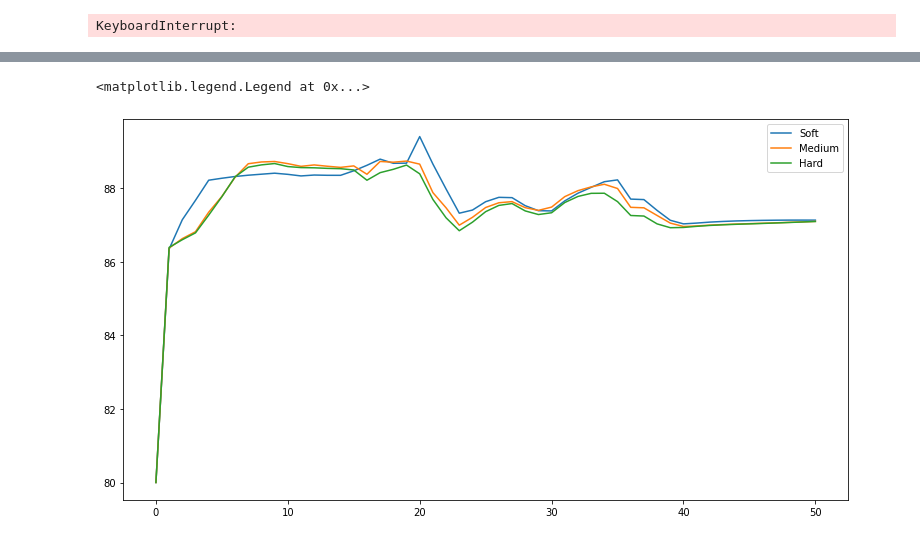
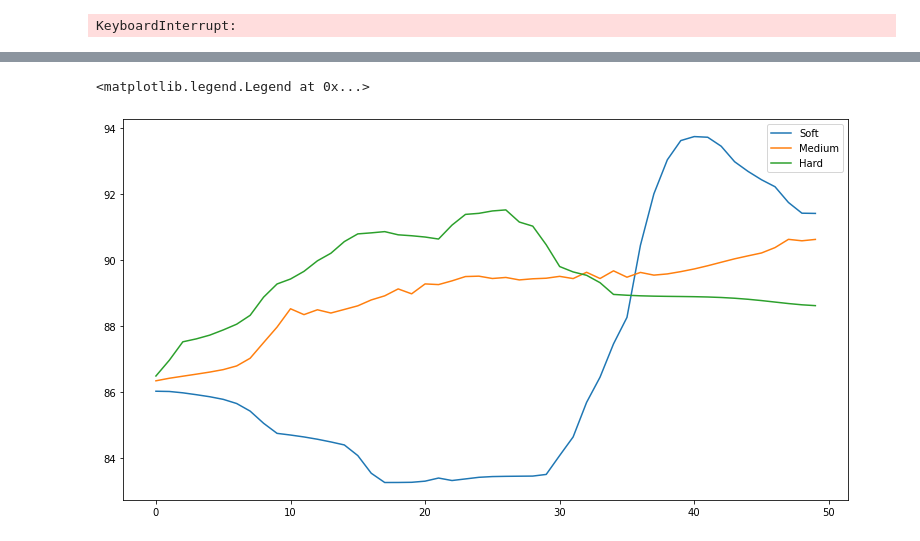
Before and after one commit to clement-micol/Project-IEOR4575, a Jupyter notebook: Untitled.ipynb, the cells around one changed output, grey strips where cells are left out. Saved outputs shown, nothing was run; the diff lists cells and outputs as text; code cells hidden in the pictures.

```diff
--- a/Untitled.ipynb
+++ b/Untitled.ipynb
@@ -98,7 +89,7 @@ plt.show()
 ## Implement the model
 # %%
 from keras.regularizers import l2
-def NAM(num_input=5,dropout_ratio = 0.2,regularizer_value = 0.01, mlp_size=128, output_lstm_size = 20, decay_rate=0.95,lstm_input=32, initial_learning_rate=5e-3):
+def NAM(num_input=4,dropout_ratio = 0.2,regularizer_value = 0.01, mlp_size=256, output_lstm_size = 32, decay_rate=0.95,lstm_input=128, initial_learning_rate=1e-2):
     feature_input = layers.Input(shape=(1,num_input))
     embbed_feature_input = layers.Lambda(lambda x : tf.split(x,num_input,axis=2))(feature_input)
     feature_output = []
@@ -151,7 +142,7 @@ for mean, stdev, param in zip(means, stds, params):
 # %% [output]
 KeyboardInterrupt:
 # %%
-batch_size = 256
+batch_size = 512
 num_epochs = 1000
 model = NAM()
 
@@ -239,30 +230,24 @@ np.mean(np.abs(np.reshape(y_test,(-1))-np.reshape(y_pred,(-1)))*std[0])
 "LapNumber","TyreLife","Compound","Piting","DriverNumber","LapTime","DistanceToDriverAhead"
 num_lap = 50
 def prediction(num_laps,compounds, driver, tyrelife, exhaustion, initial_speed):
-    lap_time=[initial_speed]
-    acc_time=[]
+    lap_time=[]
     v_previous=initial_speed
-    a_previous=1
     for i in range(num_laps):
-        if i == 20:
-            compounds += 1
-            tyrelife-=20
-        T_compound_0 = np.reshape(np.array([exhaustion+i, tyrelife+i,compounds,0,v_previous],dtype=object),(1,-1))
+        T_compound_0 = np.reshape(np.array([exhaustion+i, tyrelife+i,compounds,v_previous],dtype=object),(1,-1))
         v_previous = scaler_y.inverse_transform(np.reshape(model.predict(np.reshape(scaler_X.transform(T_compound_0),(1,1,-1))),(-1,1)))
         v_previous = v_previous[0][0]
-        a_previous = v_previous-lap_time[-1]
         lap_time.append(v_previous)
-        acc_time.append(a_previous)
-    return lap_time, acc_time
+    return lap_time
 # %%
-lap_time_0 = prediction(50,0,33,1,2,80)
-lap_time_1 = prediction(50,1,33,1,2,80)
-lap_time_2 = prediction(50,2,33,1,2,80)
+lap_time_0 = prediction(50,0,44,1,2,86)
+lap_time_1 = prediction(50,1,44,1,2,86)
+lap_time_2 = prediction(50,2,44,1,2,86)
 # %%
-plt.plot(lap_time_0[0], label="Soft")
-plt.plot(lap_time_1[0], label="Medium")
-plt.plot(lap_time_2[0], label="Hard")
+import matplotlib.pyplot as plt
+plt.plot(lap_time_0, label="Soft")
+plt.plot(lap_time_1, label="Medium")
+plt.plot(lap_time_2, label="Hard")
 plt.legend()
 # %% [output]
 <matplotlib.legend.Legend at 0x...>
-[figure, old version]
+[figure, new version]
```
Also changed, not shown: parts of 13 cells of this notebook, 2 other files.
